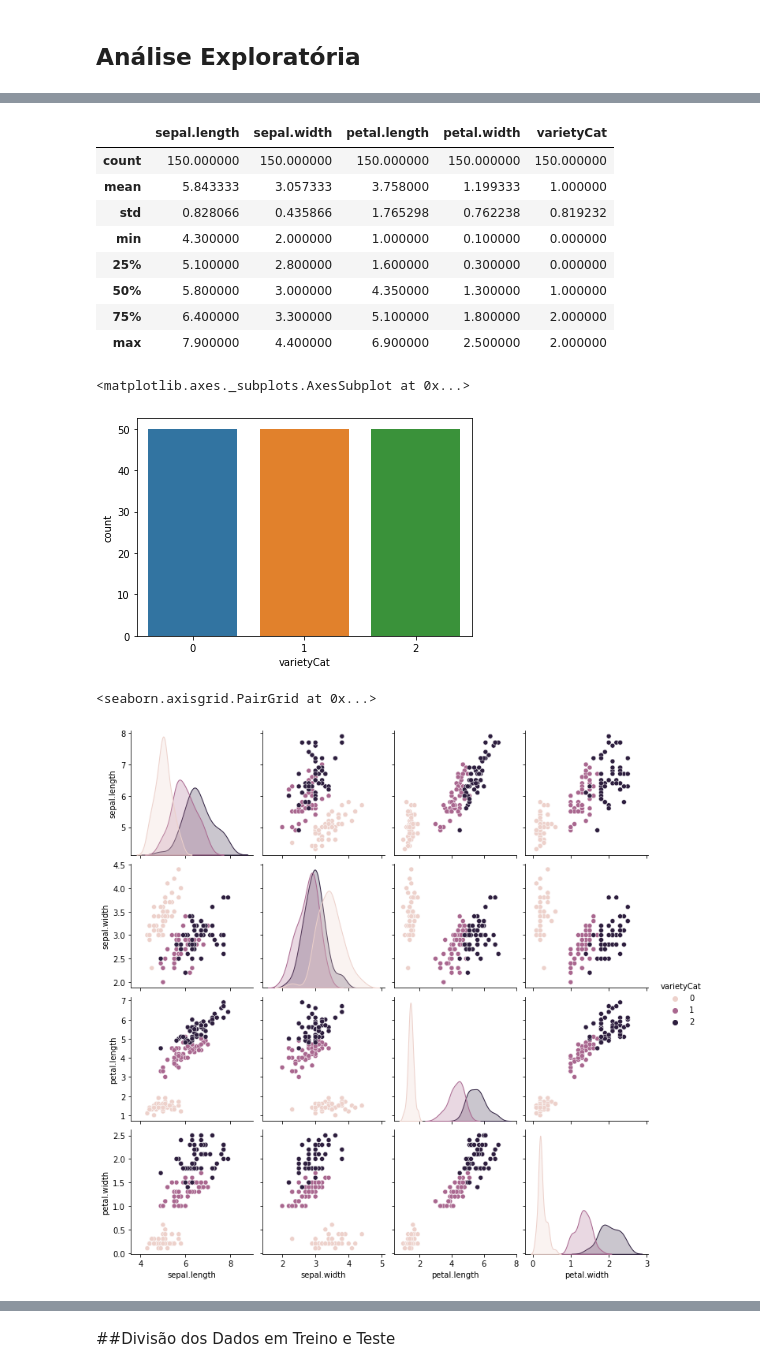
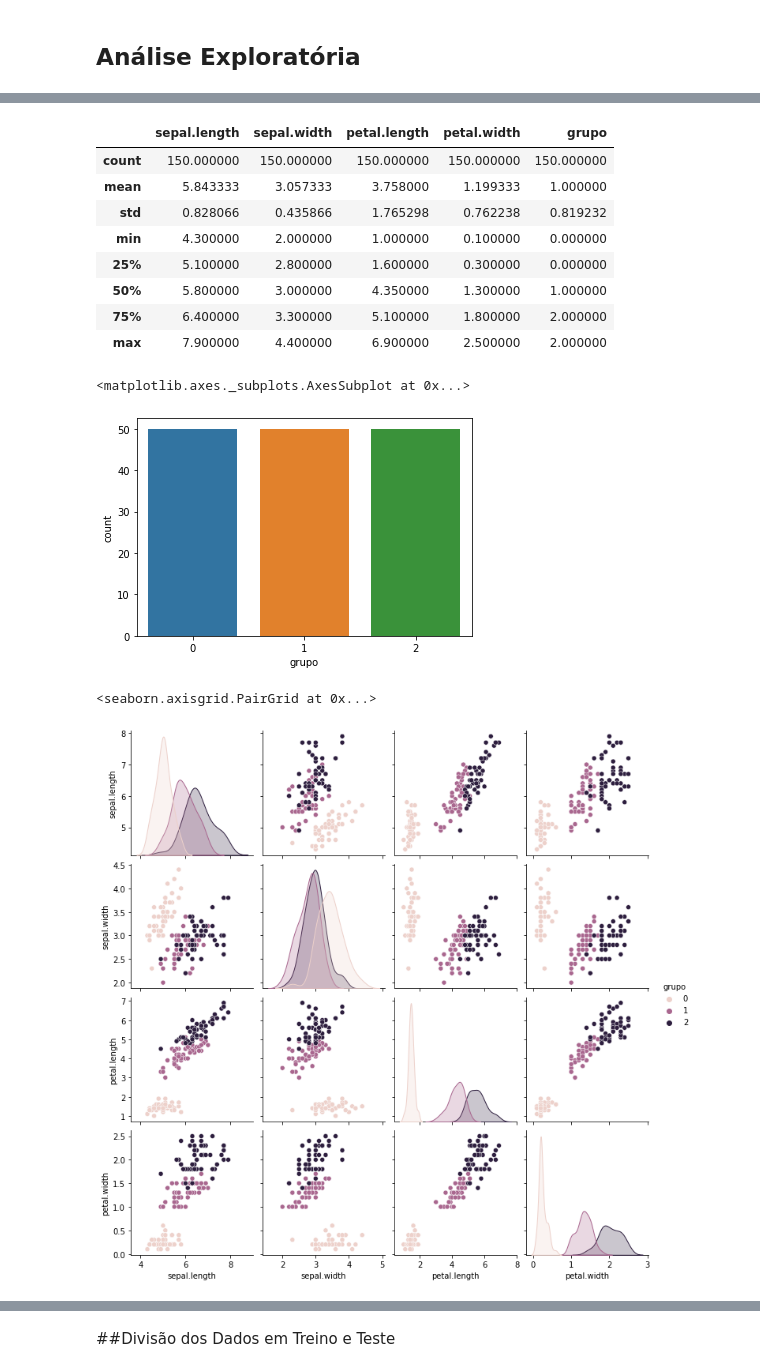
Before and after one commit to alinemls/datasets, a Jupyter notebook: Iris_Decision_Tree_Testev20.ipynb, the cells around one changed output, grey strips where cells are left out. Saved outputs shown, nothing was run; the diff lists cells and outputs as text; code cells hidden in the pictures.

```diff
--- a/Iris_Decision_Tree_Testev20.ipynb
+++ b/Iris_Decision_Tree_Testev20.ipynb
@@ -32,5 +46,5 @@ df.head(5)
 # %%
-df.drop(labels=['Id'], axis=1, inplace=True, errors='ignore')
+#df.drop(labels=['Id'], axis=1, inplace=True, errors='ignore')
 # %%
 #df.head(5)
 # %%
@@ -50,7 +64,7 @@ array([0, 0, 0, 0, 0, 0, 0, 0, 0, 0, 0, 0, 0, 0, 0, 0, 0, 0, 0, 0, 0, 0,
        2, 2, 2, 2, 2, 2, 2, 2, 2, 2, 2, 2, 2, 2, 2, 2, 2, 2, 2, 2, 2, 2,
        2, 2, 2, 2, 2, 2, 2, 2, 2, 2, 2, 2, 2, 2, 2, 2, 2, 2])
 # %%
-df['varietyCat']=idCat
+df['grupo']=idCat
 # %%
 df.head()
 # %% [output]
@@ -91,7 +105,7 @@ memory usage: 6.0 KB
 # %%
 df.describe()
 # %% [output]
-|  | sepal.length | sepal.width | petal.length | petal.width | varietyCat |
+|  | sepal.length | sepal.width | petal.length | petal.width | grupo |
 | count | 150.000000 | 150.000000 | 150.000000 | 150.000000 | 150.000000 |
 | mean | 5.843333 | 3.057333 | 3.758000 | 1.199333 | 1.000000 |
 | std | 0.828066 | 0.435866 | 1.765298 | 0.762238 | 0.819232 |
@@ -101,13 +115,13 @@ df.describe()
 | 75% | 6.400000 | 3.300000 | 5.100000 | 1.800000 | 2.000000 |
 | max | 7.900000 | 4.400000 | 6.900000 | 2.500000 | 2.000000 |
 # %%
-sns.countplot(df["varietyCat"])
+sns.countplot(df["grupo"])
 # %% [output]
 <matplotlib.axes._subplots.AxesSubplot at 0x...>
-[figure, old version]
+[figure, new version]
 # %%
-sns.pairplot(df,hue="varietyCat")
+sns.pairplot(df,hue="grupo")
 # %% [output]
 <seaborn.axisgrid.PairGrid at 0x...>
-[figure, old version]
+[figure, new version]
 # %%
```
Also changed, not shown: parts of 22 cells of this notebook.
